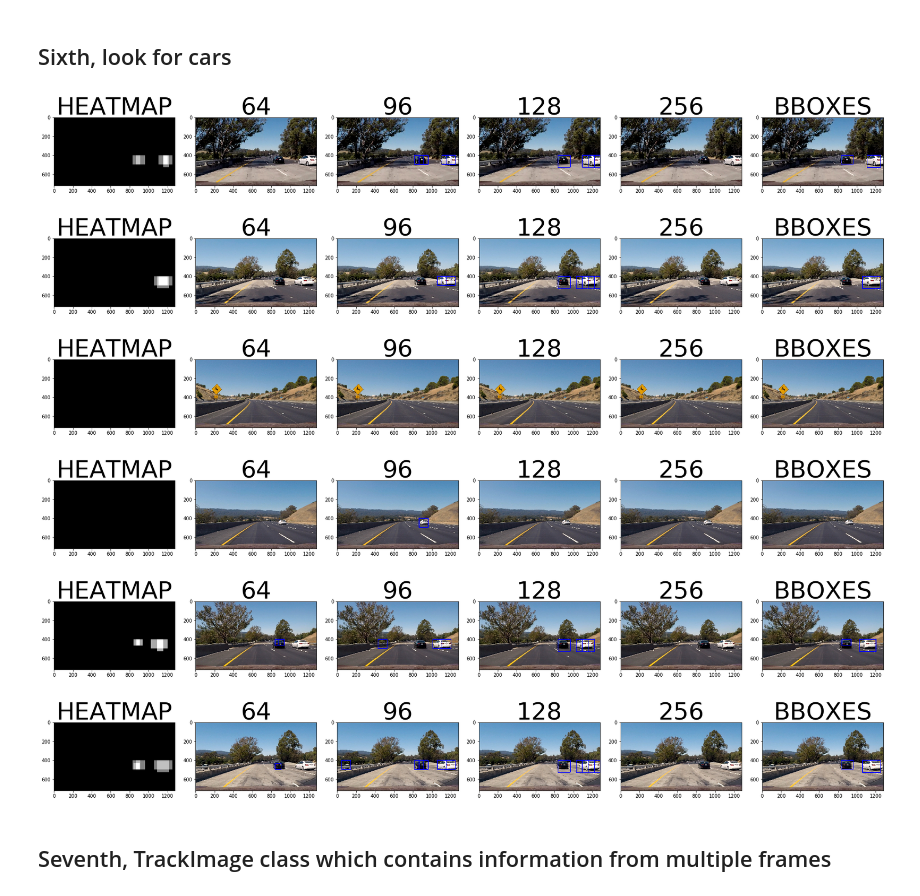
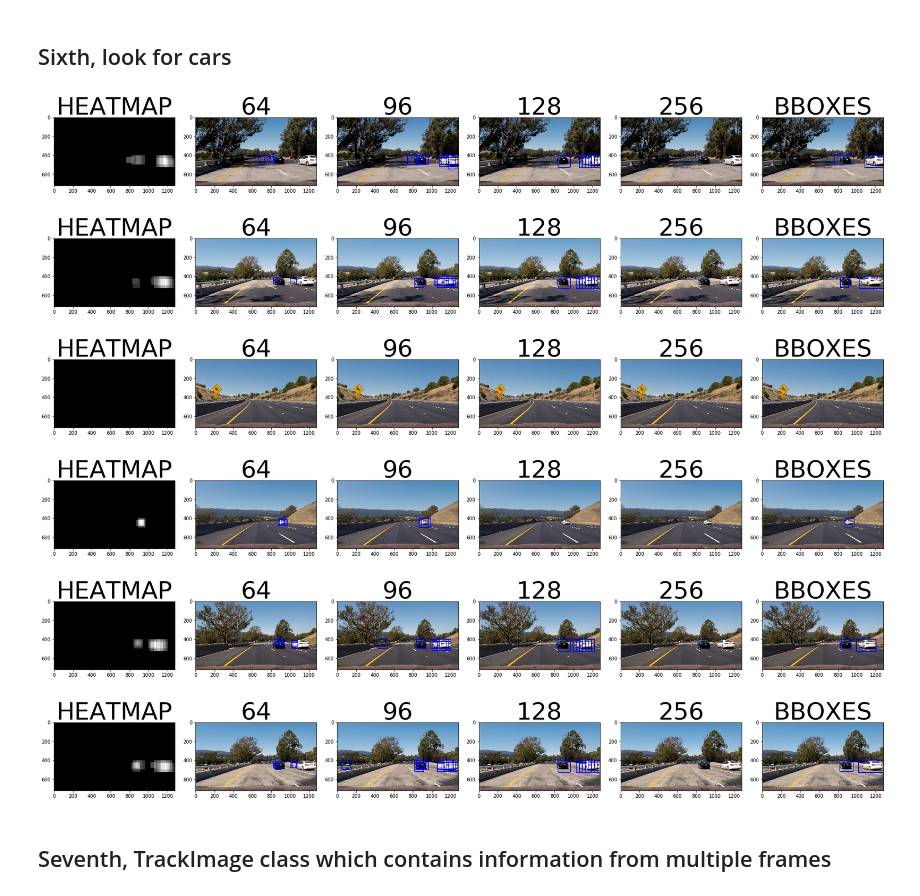
Before and after one commit to kjansons/self_driving_project_5, a Jupyter notebook: Vehicle detection.ipynb, the cells around one changed output. Saved outputs shown, nothing was run; the diff lists cells and outputs as text; code cells hidden in the pictures.

```diff
--- a/Vehicle detection.ipynb
+++ b/Vehicle detection.ipynb
@@ -378,13 +378,13 @@ for fname in images:
     draw_image = np.copy(image)
 
     windows64 = slide_window(image, x_start_stop=[200, image.shape[1]-200], y_start_stop=[400, 500],
-                        xy_window=(64, 64), xy_overlap=(0.5, 0.5))
+                        xy_window=(64, 64), xy_overlap=(0.75, 0.75))
     windows96 = slide_window(image, x_start_stop=x_start_stop, y_start_stop=[400, 600],
-                        xy_window=(96, 96), xy_overlap=(0.5, 0.5))
+                        xy_window=(96, 96), xy_overlap=(0.75, 0.75))
     windows128 = slide_window(image, x_start_stop=x_start_stop, y_start_stop=[400, 700],
-                        xy_window=(128, 128), xy_overlap=(0.5, 0.5))
+                        xy_window=(128, 128), xy_overlap=(0.75, 0.75))
     windows256 = slide_window(image, x_start_stop=x_start_stop, y_start_stop=[400, None],
-                        xy_window=(256, 256), xy_overlap=(0.5, 0.5))
+                        xy_window=(256, 256), xy_overlap=(0.75, 0.75))
 
     hot_windows64 = search_windows(image, windows64, svc, X_scaler, color_space=color_space,
                             spatial_size=spatial_size, hist_bins=hist_bins,
@@ -415,37 +415,49 @@ for fname in images:
     add_heat(heatmap, hot_windows64)
     add_heat(heatmap, hot_windows96)
     add_heat(heatmap, hot_windows128)
     add_heat(heatmap, hot_windows256)
     heatmap = apply_threshold(heatmap, 1)
 
     labels = label(heatmap)
 
     final_img = draw_labeled_bboxes(image, labels)
     window_img64 = draw_boxes(draw_image, hot_windows64, color=(0, 0, 255), thick=6)
     window_img96 = draw_boxes(draw_image, hot_windows96, color=(0, 0, 255), thick=6)
     window_img128 = draw_boxes(draw_image, hot_windows128, color=(0, 0, 255), thick=6)
     window_img256 = draw_boxes(draw_image, hot_windows256, color=(0, 0, 255), thick=6)
 
     f, (ax1, ax2, ax3, ax4, ax5, ax6) = plt.subplots(1, 6, figsize=(24, 9))
     f.tight_layout()
     ax1.imshow(heatmap, cmap='gray')
     ax1.set_title('HEATMAP', fontsize=50)
     ax2.imshow(window_img64)
     ax2.set_title('64', fontsize=50)
     ax3.imshow(window_img96)
     ax3.set_title('96', fontsize=50)
     ax4.imshow(window_img128)
     ax4.set_title('128', fontsize=50)
     ax5.imshow(window_img256)
     ax5.set_title('256', fontsize=50)
     ax6.imshow(final_img)
     ax6.set_title('BBOXES', fontsize=50)
     plt.subplots_adjust(left=0., right=1, top=0.9, bottom=0.)
+
+    img64_name = "output_images/img64_" + fname.split('/')[1]
+    img96_name = "output_images/img96_" + fname.split('/')[1]
+    img128_name = "output_images/img128_" + fname.split('/')[1]
+    img256_name = "output_images/img256_" + fname.split('/')[1]
+    bboxes_name = "output_images/bboxes_" + fname.split('/')[1]
+
+    cv2.imwrite(img64_name, cv2.cvtColor(window_img64,cv2.COLOR_RGB2BGR))
+    cv2.imwrite(img96_name, cv2.cvtColor(window_img96,cv2.COLOR_RGB2BGR))
+    cv2.imwrite(img128_name, cv2.cvtColor(window_img128,cv2.COLOR_RGB2BGR))
+    cv2.imwrite(img256_name, cv2.cvtColor(window_img256,cv2.COLOR_RGB2BGR))
+    cv2.imwrite(bboxes_name, cv2.cvtColor(final_img,cv2.COLOR_RGB2BGR))
 # %% [output]
-[figure, old version]
+[figure, new version]
 [figure]
 [figure]
-[figure, old version]
+[figure, new version]
 [figure]
 [figure]
 # %% [markdown]
```
Also changed, not shown: 30 other files.
